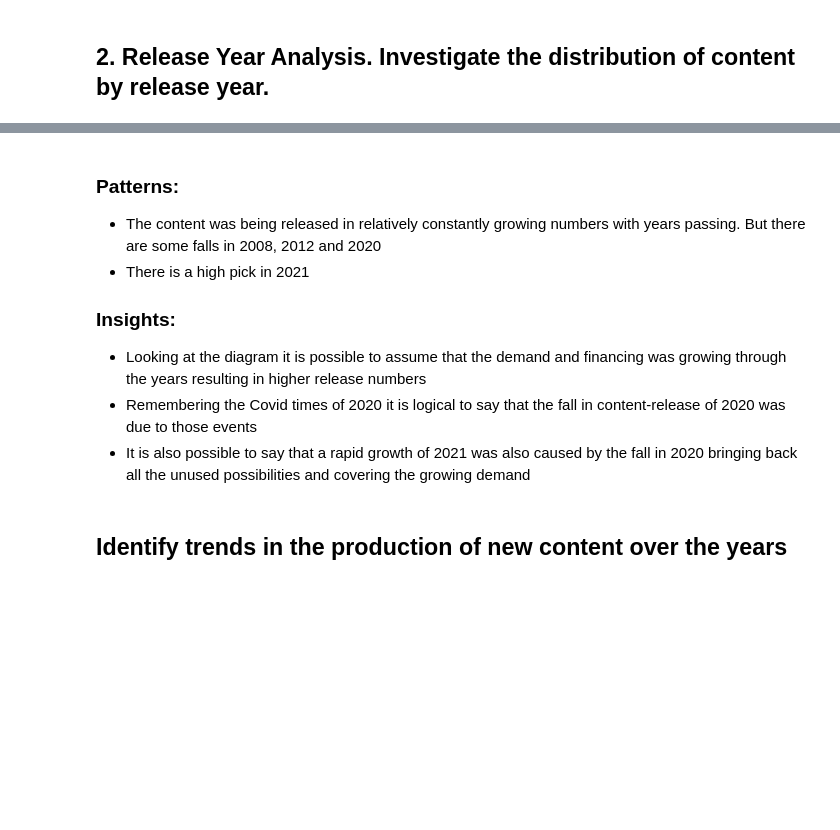
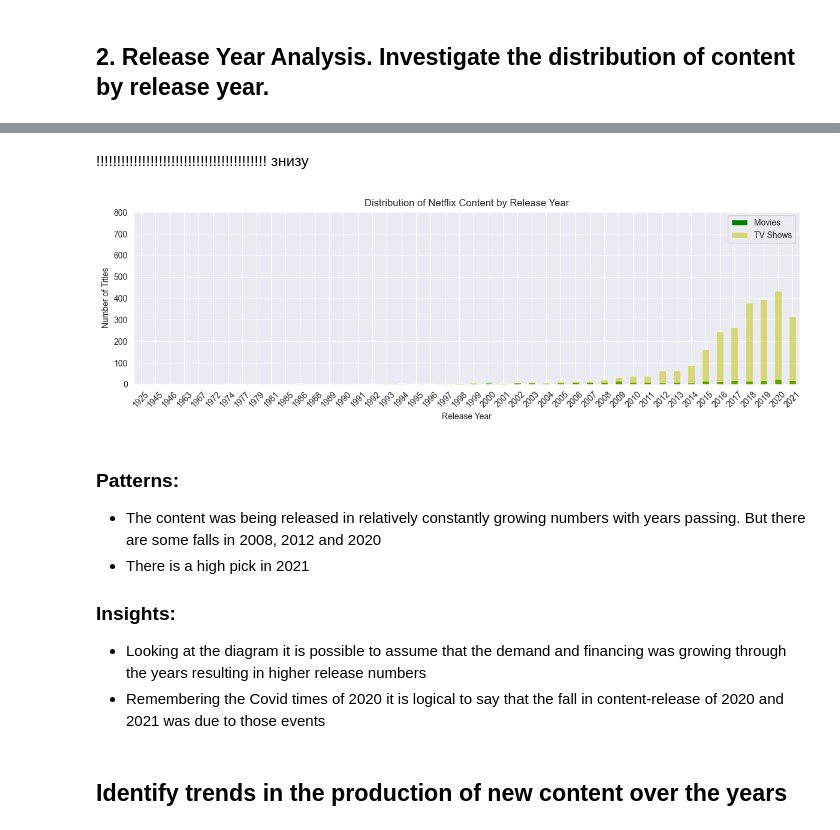
Before and after one commit to akharchenko23/final-project-akharchenko23-main, a Jupyter notebook: final-project-akharchenko23-main/notebook.ipynb, the cells around one changed output, grey strips where cells are left out. Cells and saved outputs as stored; diff of their text form; code cells hidden in the pictures; blank space fills up the shorter version.

```diff
--- a/final-project-akharchenko23-main/notebook.ipynb
+++ b/final-project-akharchenko23-main/notebook.ipynb
@@ -103,3 +98,35 @@ plt.show()
+# %% [markdown]
+!!!!!!!!!!!!!!!!!!!!!!!!!!!!!!!!!!!!!!!!! знизу
+# %%
+import pandas as pd
+import matplotlib.pyplot as plt
+
+# Load the Netflix dataset
+netflix_data = pd.read_csv('netflix_dataset.csv')
+
+# Filter movies and TV shows
+movies = netflix_data[netflix_data['type'] == 'Movie']
+tv_shows = netflix_data[netflix_data['type'] == 'TV Show']
+
+# Group by release year and type
+movies_by_year = movies.groupby('release_year').size()
+tv_shows_by_year = tv_shows.groupby('release_year').size()
+
+# Plot distribution of movies and TV shows by release year
+plt.figure(figsize=(12, 4))
+
+movies_by_year.plot(kind='bar', color='g', label='Movies')
+tv_shows_by_year.plot(kind='bar', color='y', label='TV Shows', alpha=0.5)  # Set alpha to adjust transparency
+
+plt.title('Distribution of Netflix Content by Release Year')
+plt.xlabel('Release Year')
+plt.ylabel('Number of Titles')
+plt.xticks(rotation=45)
+plt.legend()
+plt.tight_layout()
+plt.show()
+# %% [output]
+[figure, added]
 # %% [markdown]
 ### Patterns:
 - The content was being released in relatively constantly growing numbers with years passing. But there are some falls in 2008, 2012 and 2020
@@ -107,8 +134,7 @@ plt.show()
 
 ### Insights:
 - Looking at the diagram it is possible to assume that the demand and financing was growing through the years resulting in higher release numbers
-- Remembering the Covid times of 2020 it is logical to say that the fall in content-release of 2020 was due to those events
-- It is also possible to say that a rapid growth of 2021 was also caused by the fall in 2020 bringing back all the unused possibilities and covering the growing demand
+- Remembering the Covid times of 2020 it is logical to say that the fall in content-release of 2020 and 2021 was due to those events
 # %% [markdown]
 ## Identify trends in the production of new content over the years
 # %%
```
Also changed, not shown: parts of 2 cells of this notebook, 4 other files.
